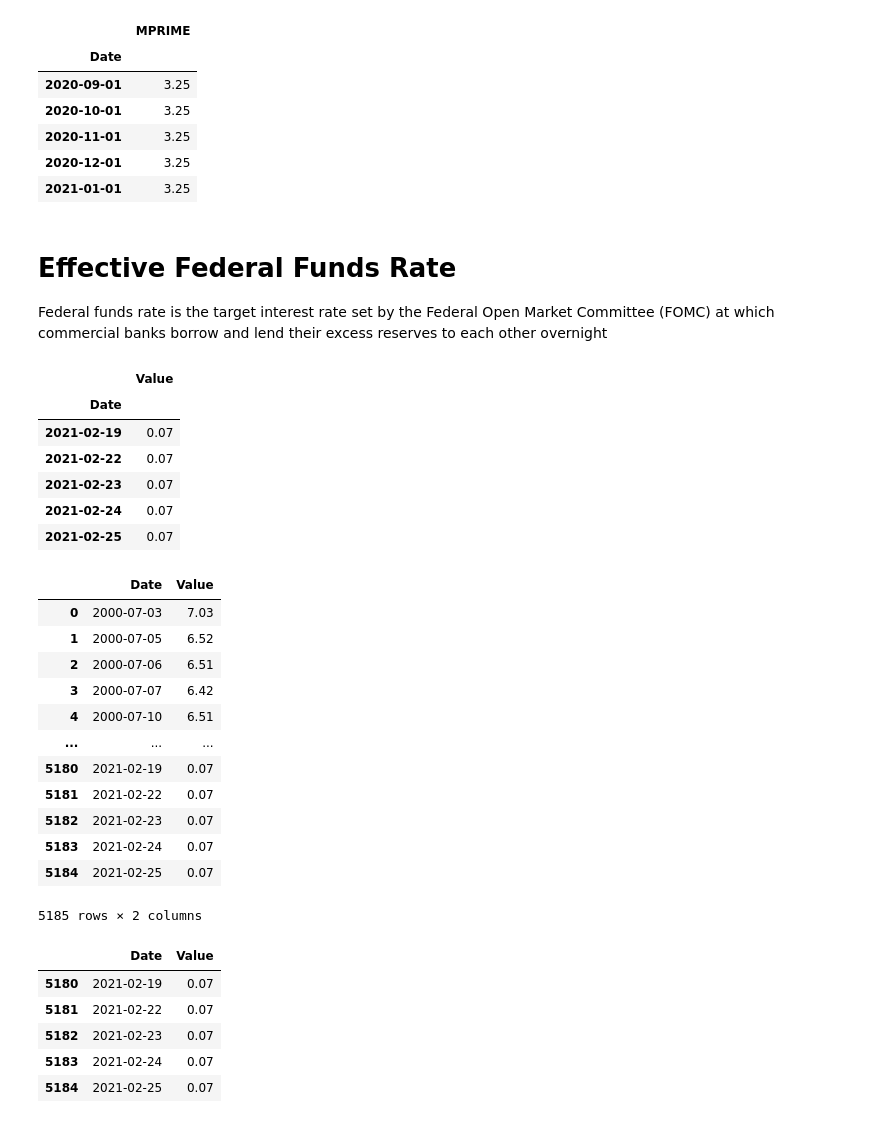
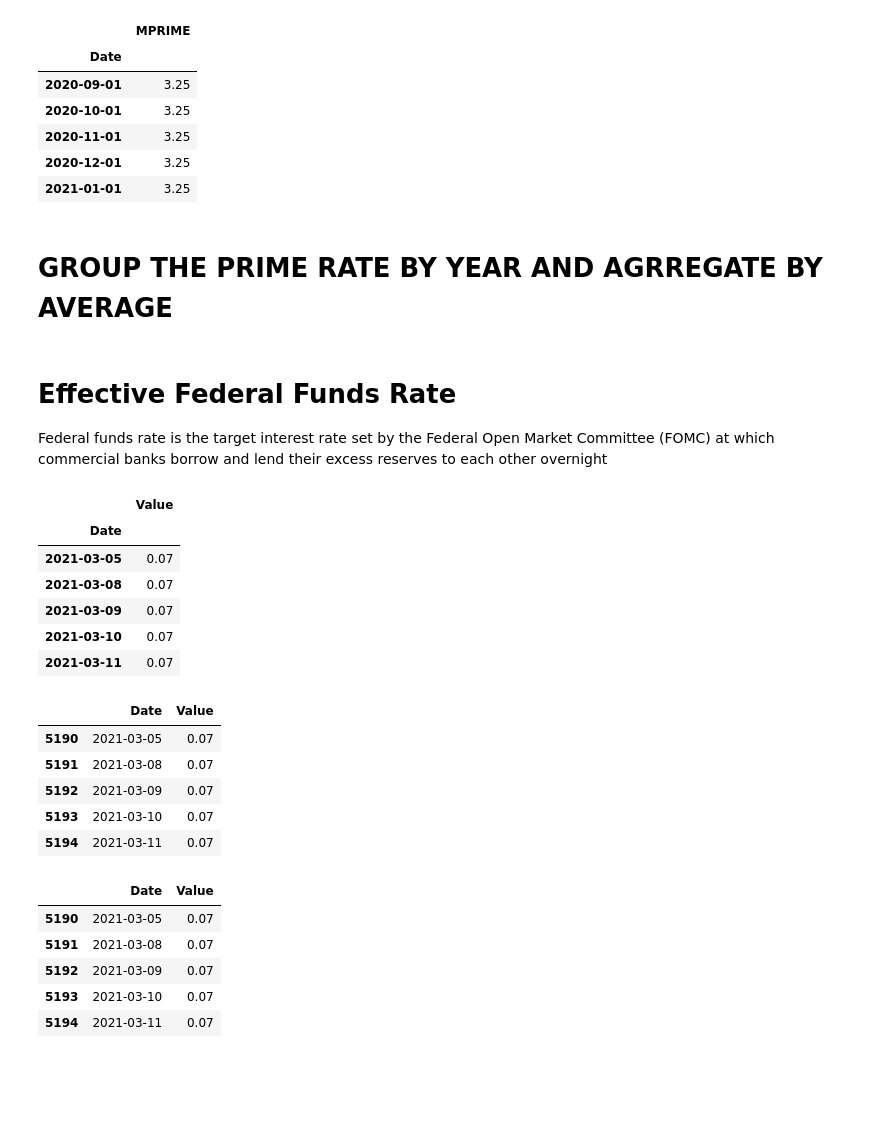
Before and after one commit to Nickoranteng/Stock-market, a Jupyter notebook: Rising_prime_rates.ipynb, the cells around one changed output. Cells and saved outputs as stored; diff of their text form; code cells hidden in the pictures; blank space fills up the shorter version.

```diff
--- a/Rising_prime_rates.ipynb
+++ b/Rising_prime_rates.ipynb
@@ -59,3 +58,5 @@ filtered_prime_rate_df.tail()
 | 2020-11-01 | 3.25 |
 | 2020-12-01 | 3.25 |
 | 2021-01-01 | 3.25 |
+# %% [markdown]
+# GROUP THE PRIME RATE BY YEAR AND AGRREGATE BY AVERAGE
@@ -63,42 +67,38 @@ filtered_prime_rate_df.tail()
 # Effective Federal Funds Rate
 Federal funds rate is the target interest rate set by the Federal Open Market Committee (FOMC) at which commercial banks borrow and lend their excess reserves to each other overnight
 # %%
-fed_funds_rate = quandl.get("FRED/EFFR", authtoken = api_key)
+fed_funds_rate = quandl.get("FRED/EFFR", authtoken = API_key)
 fed_funds_rate.tail()
 # %% [output]
 |  | Value |
 | Date |  |
-| 2021-02-19 | 0.07 |
-| 2021-02-22 | 0.07 |
-| 2021-02-23 | 0.07 |
-| 2021-02-24 | 0.07 |
-| 2021-02-25 | 0.07 |
+| 2021-03-05 | 0.07 |
+| 2021-03-08 | 0.07 |
+| 2021-03-09 | 0.07 |
+| 2021-03-10 | 0.07 |
+| 2021-03-11 | 0.07 |
 # %%
+# reset index
 fed_funds_rate=fed_funds_rate.reset_index()
-fed_funds_rate
+fed_funds_rate.tail()
 # %% [output]
 |  | Date | Value |
-| 0 | 2000-07-03 | 7.03 |
-| 1 | 2000-07-05 | 6.52 |
-| 2 | 2000-07-06 | 6.51 |
-| 3 | 2000-07-07 | 6.42 |
-| 4 | 2000-07-10 | 6.51 |
-| ... | ... | ... |
-| 5180 | 2021-02-19 | 0.07 |
-| 5181 | 2021-02-22 | 0.07 |
-| 5182 | 2021-02-23 | 0.07 |
-| 5183 | 2021-02-24 | 0.07 |
-| 5184 | 2021-02-25 | 0.07 |
+| 5190 | 2021-03-05 | 0.07 |
+| 5191 | 2021-03-08 | 0.07 |
+| 5192 | 2021-03-09 | 0.07 |
+| 5193 | 2021-03-10 | 0.07 |
+| 5194 | 2021-03-11 | 0.07 |
-5185 rows × 2 columns
 # %%
+# filter feds funds rate to 15 years
+
 fed_funds_rate_filter = fed_funds_rate.loc[(fed_funds_rate['Date'] >= '2006-01-01') ]
 
 fed_funds_rate_filter.tail()
 # %% [output]
 |  | Date | Value |
-| 5180 | 2021-02-19 | 0.07 |
-| 5181 | 2021-02-22 | 0.07 |
-| 5182 | 2021-02-23 | 0.07 |
-| 5183 | 2021-02-24 | 0.07 |
-| 5184 | 2021-02-25 | 0.07 |
+| 5190 | 2021-03-05 | 0.07 |
+| 5191 | 2021-03-08 | 0.07 |
+| 5192 | 2021-03-09 | 0.07 |
+| 5193 | 2021-03-10 | 0.07 |
+| 5194 | 2021-03-11 | 0.07 |
 # %%
```
Also changed, not shown: parts of 41 cells of this notebook, 4 other files.
